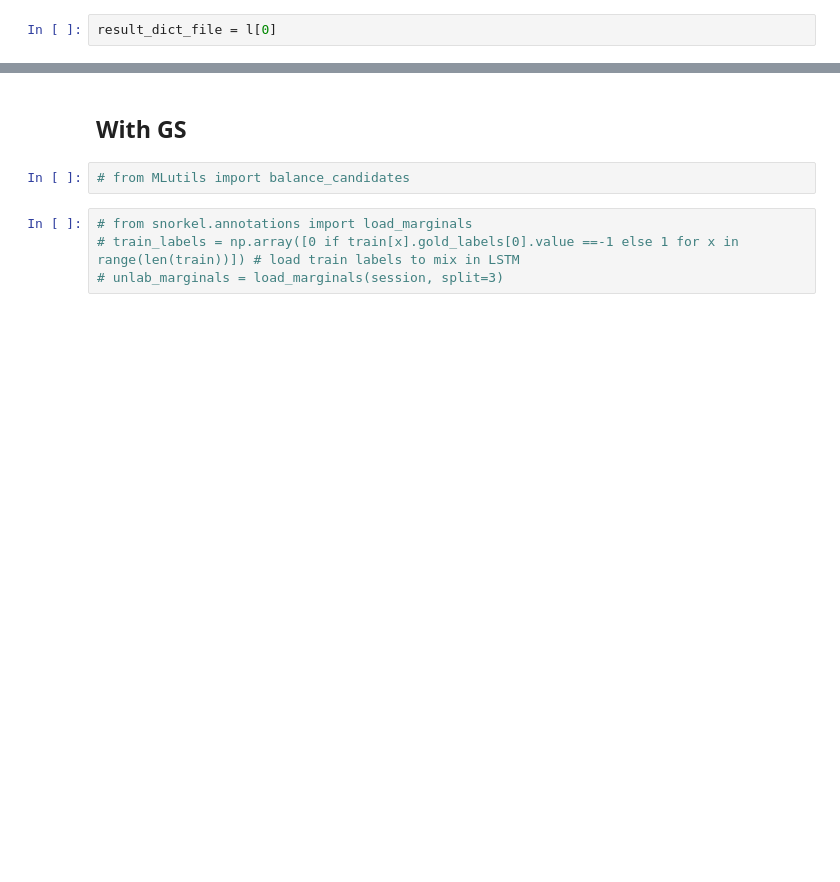
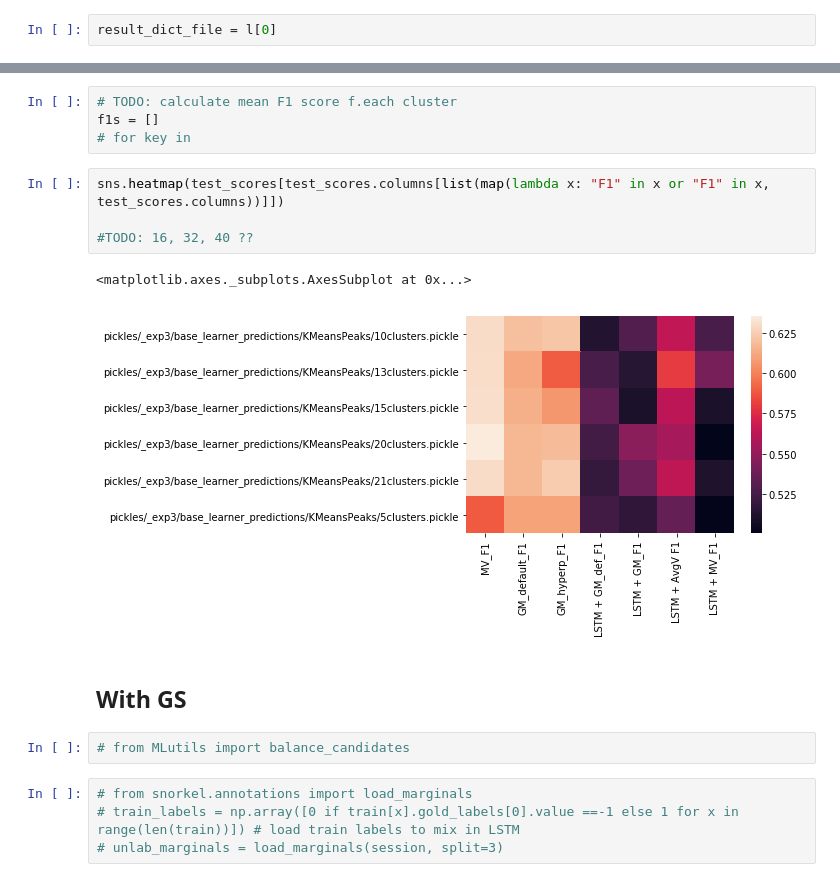
Before and after one commit to littlewine/snorkel-ml, a Jupyter notebook: my-code/benchmarking n_clusters.ipynb, the cells around one changed output, grey strips where cells are left out. Cells and saved outputs as stored; diff of their text form; blank space fills up the shorter version.

```diff
--- a/my-code/benchmarking n_clusters.ipynb
+++ b/my-code/benchmarking n_clusters.ipynb
@@ -240,3 +486,14 @@ Loaded:
+# %%
+# TODO: calculate mean F1 score f.each cluster
+f1s = []
+# for key in
+# %%
+sns.heatmap(test_scores[test_scores.columns[list(map(lambda x: "F1" in x or "F1" in x, test_scores.columns))]])
+
+#TODO: 16, 32, 40 ??
+# %% [output]
+<matplotlib.axes._subplots.AxesSubplot at 0x...>
+[figure, added]
 # %% [markdown]
 ## With GS
 # %%
```
Also changed, not shown: parts of 10 cells of this notebook.
